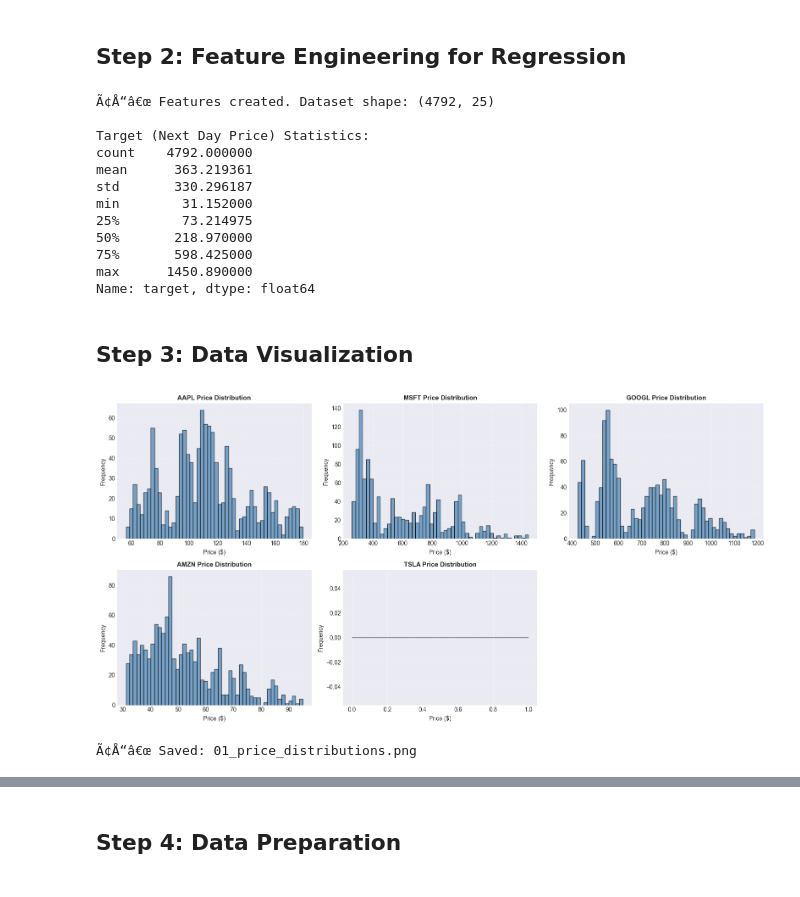
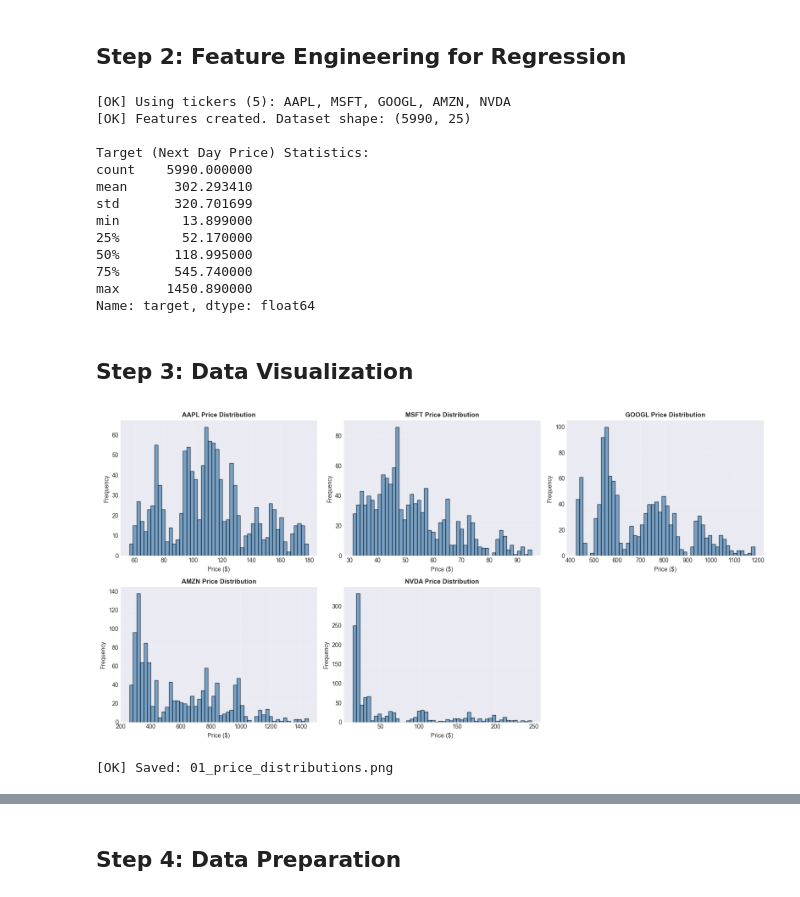
Before and after one commit to EnochCHIU-polyu/ML-in-Finance-Data-Project, a Jupyter notebook: project_folder/02_stock_price_regression/implementation/02_Stock_Price_Regression.ipynb, the cells around one changed output, grey strips where cells are left out. Saved outputs shown, nothing was run; the diff lists cells and outputs as text; code cells hidden in the pictures.

Commit message:
Update anomaly detection data and visualizations; replace TSLA with NVDA in top stocks list

```diff
--- a/project_folder/02_stock_price_regression/implementation/02_Stock_Price_Regression.ipynb
+++ b/project_folder/02_stock_price_regression/implementation/02_Stock_Price_Regression.ipynb
@@ -80,8 +80,27 @@ Date Range: 2013-02-08 to 2018-02-07
 # %% [markdown]
 ## Step 2: Feature Engineering for Regression
 # %%
-# Select top 5 stocks
-top_stocks = ["AAPL", "MSFT", "GOOGL", "AMZN", "TSLA"]
+# Select requested stocks and guarantee at least 5 symbols for project requirements
+MIN_STOCKS = 5
+requested_stocks = ["AAPL", "MSFT", "GOOGL", "AMZN", "NVDA"]
+all_symbols = data['Name'].value_counts().index.tolist()
+
+# Keep requested stocks that exist in the dataset (preserve requested order)
+available_requested = [s for s in requested_stocks if s in set(all_symbols)]
+missing_stocks = [s for s in requested_stocks if s not in set(all_symbols)]
+
+# Backfill with additional available symbols if requested set has fewer than MIN_STOCKS
+needed = max(0, MIN_STOCKS - len(available_requested))
+backup_stocks = [s for s in all_symbols if s not in available_requested][:needed]
+top_stocks = available_requested + backup_stocks
+
+if missing_stocks:
+    print(f"[WARN] Missing requested tickers in dataset: {', '.join(missing_stocks)}")
+if backup_stocks:
+    print(f"[INFO] Added backup tickers to meet minimum {MIN_STOCKS}: {', '.join(backup_stocks)}")
+if len(top_stocks) < MIN_STOCKS:
+    print(f"[WARN] Dataset only provides {len(top_stocks)} unique symbols after filtering")
+
 data_filtered = data[data['Name'].isin(top_stocks)].copy()
 data_filtered = data_filtered.sort_values(['Name', 'date']).reset_index(drop=True)
 
@@ -133,23 +152,25 @@ def create_regression_features(stock_data):
 
 # Apply feature engineering
 data_features = pd.concat([create_regression_features(data_filtered[data_filtered['Name'] == stock])
-                            for stock in top_stocks], ignore_index=True)
+                           for stock in top_stocks], ignore_index=True)
 data_features = data_features.dropna()
 
-print(f"Ã¢Å“â€œ Features created. Dataset shape: {data_features.shape}")
+print(f"[OK] Using tickers ({len(top_stocks)}): {', '.join(top_stocks)}")
+print(f"[OK] Features created. Dataset shape: {data_features.shape}")
 print(f"\nTarget (Next Day Price) Statistics:")
 print(data_features['target'].describe())
 # %% [output]
-Ã¢Å“â€œ Features created. Dataset shape: (4792, 25)
+[OK] Using tickers (5): AAPL, MSFT, GOOGL, AMZN, NVDA
+[OK] Features created. Dataset shape: (5990, 25)
 
 Target (Next Day Price) Statistics:
-count    4792.000000
-mean      363.219361
-std       330.296187
-min        31.152000
-25%        73.214975
-50%       218.970000
-75%       598.425000
+count    5990.000000
+mean      302.293410
+std       320.701699
+min        13.899000
+25%        52.170000
+50%       118.995000
+75%       545.740000
 max      1450.890000
 Name: target, dtype: float64
 # %% [markdown]
@@ -157,25 +178,39 @@ Name: target, dtype: float64
 # %%
 # Price distributions by stock
 fig, axes = plt.subplots(2, 3, figsize=(16, 8))
 axes = axes.ravel()
 
 for idx, stock in enumerate(top_stocks):
-    stock_prices = data_features[data_filtered['Name'].isin([stock])]['close'].dropna()
+    # Use a same-dataframe filter to avoid index alignment issues.
+    stock_prices = data_features.loc[data_features['Name'] == stock, 'close'].dropna()
+    if stock_prices.empty:
+        stock_prices = data_filtered.loc[data_filtered['Name'] == stock, 'close'].dropna()
+
+    if stock_prices.empty:
+        axes[idx].text(0.5, 0.5, f'No data for {stock}', ha='center', va='center', fontsize=11)
+        axes[idx].set_title(f'{stock} Price Distribution', fontsize=11, fontweight='bold')
+        axes[idx].set_xlabel('Price ($)')
+        axes[idx].set_ylabel('Frequency')
+        axes[idx].grid(alpha=0.3)
+        continue
+
     axes[idx].hist(stock_prices, bins=50, color='steelblue', edgecolor='black', alpha=0.7)
     axes[idx].set_title(f'{stock} Price Distribution', fontsize=11, fontweight='bold')
     axes[idx].set_xlabel('Price ($)')
     axes[idx].set_ylabel('Frequency')
     axes[idx].grid(alpha=0.3)
 
-axes[5].axis('off')
+# Hide any remaining unused subplot panels
+for j in range(len(top_stocks), len(axes)):
+    axes[j].axis('off')
 
 plt.tight_layout()
 plt.savefig(str(GRAPH_DIR / '01_price_distributions.png'), dpi=300, bbox_inches='tight')
 plt.show()
-print("Ã¢Å“â€œ Saved: 01_price_distributions.png")
+print("[OK] Saved: 01_price_distributions.png")
 # %% [output]
-[figure, old version]
+[figure, new version]
-Ã¢Å“â€œ Saved: 01_price_distributions.png
+[OK] Saved: 01_price_distributions.png
 # %%
 # Feature correlation for regression
 feature_cols = ['price_range', 'close_open_diff', 'daily_return', 'lag_return_1',
```
Also changed, not shown: parts of 12 cells of this notebook, 22 other files.
